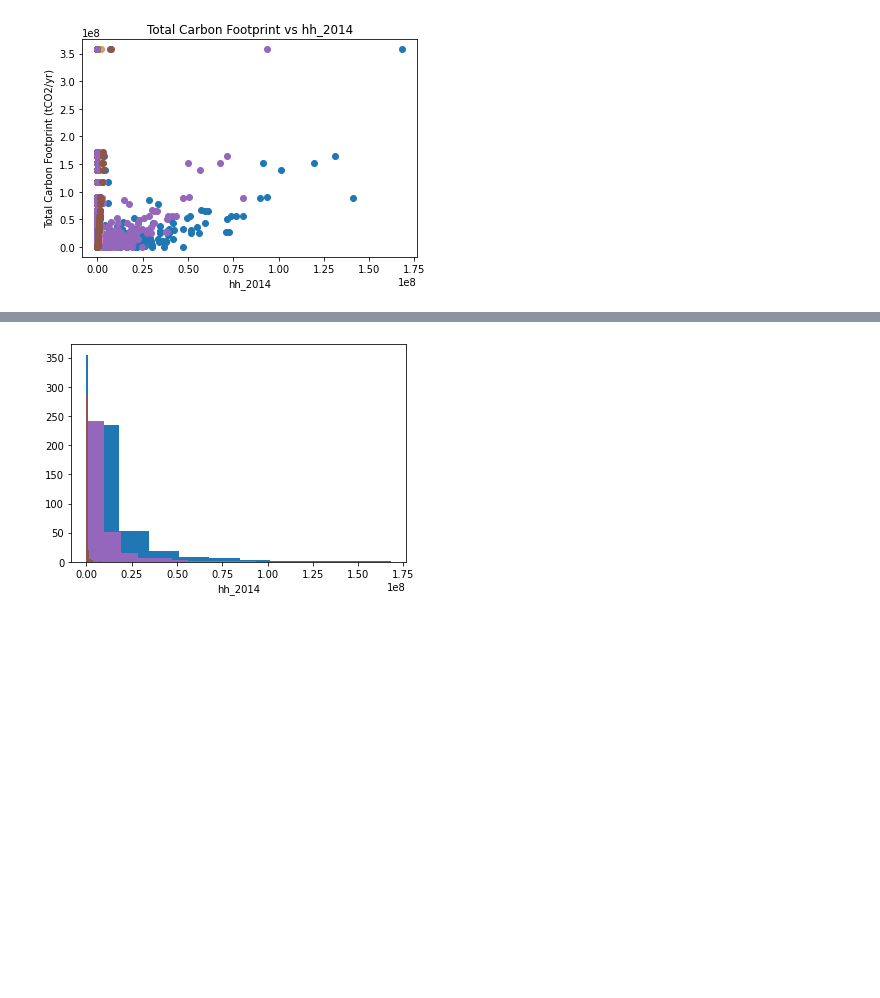
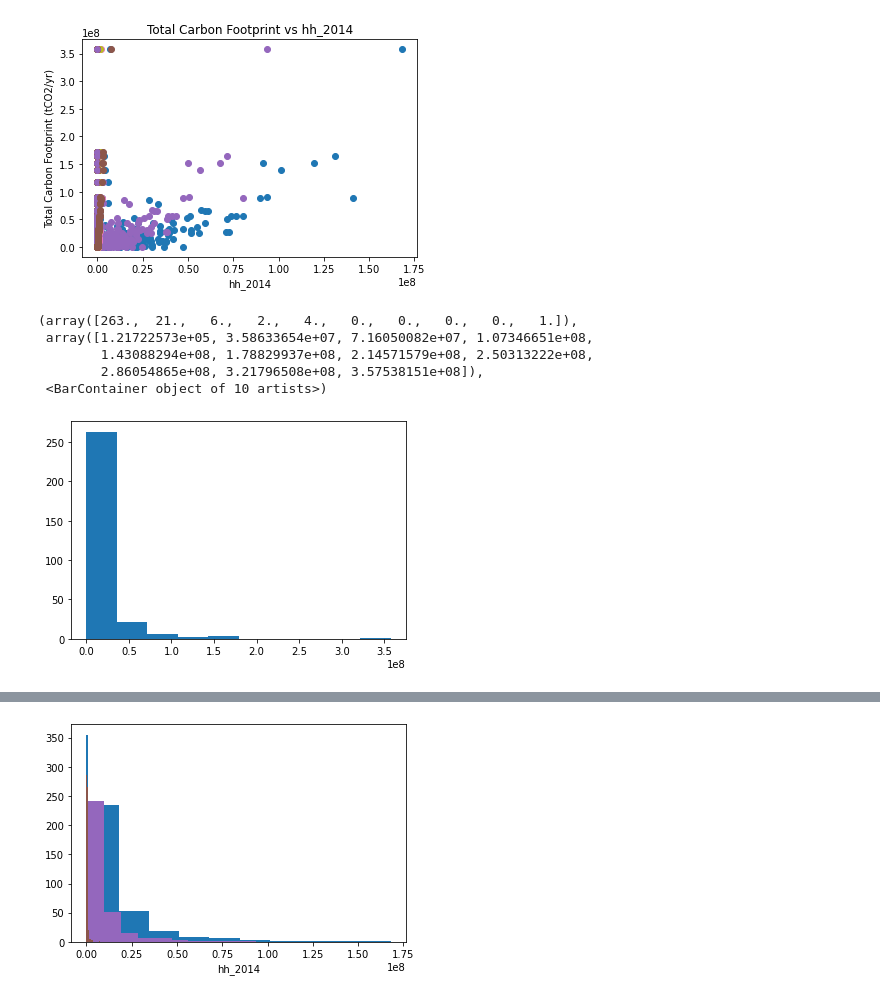
Before and after one commit to narslab/msa-emission-typologies, a Jupyter notebook: bin/jupyter/explanatory-plots.ipynb, the cells around one changed output, grey strips where cells are left out. Drawn from its saved outputs; the diff is of its cells as text; code cells hidden in the pictures; blank space fills up the shorter version.

Commit message:
updated plots

```diff
--- a/bin/jupyter/explanatory-plots.ipynb
+++ b/bin/jupyter/explanatory-plots.ipynb
@@ -99,3 +87,12 @@ for column in cols_to_plot.columns:
     plt.show
 # %% [output]
 [figure]
+# %%
+plt.hist(df['cf'])
+# %% [output]
+(array([263.,  21.,   6.,   2.,   4.,   0.,   0.,   0.,   0.,   1.]),
+ array([1.21722573e+05, 3.58633654e+07, 7.16050082e+07, 1.07346651e+08,
+        1.43088294e+08, 1.78829937e+08, 2.14571579e+08, 2.50313222e+08,
+        2.86054865e+08, 3.21796508e+08, 3.57538151e+08]),
+ <BarContainer object of 10 artists>)
+[figure, added]
```
Also changed, not shown: parts of 3 cells of this notebook.
